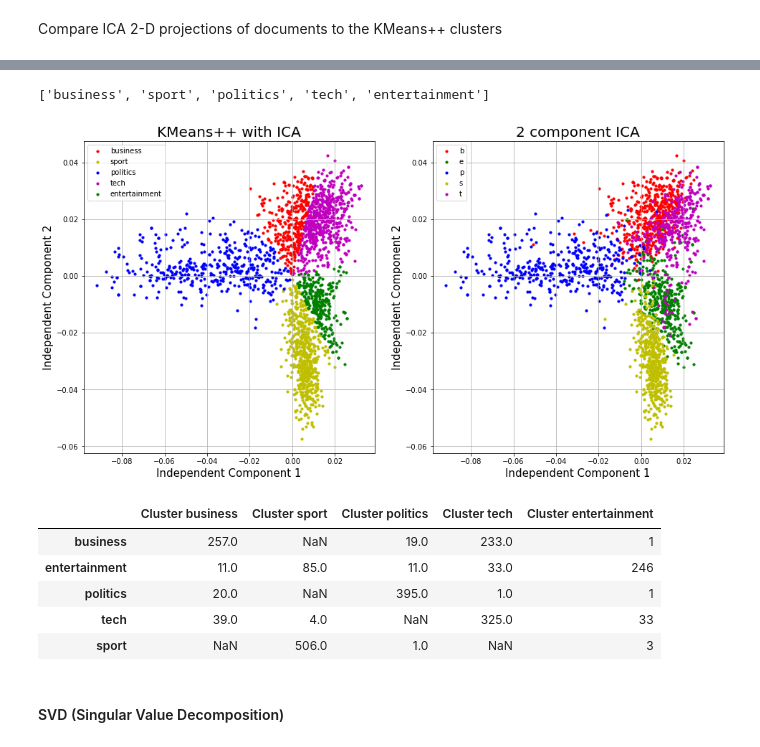
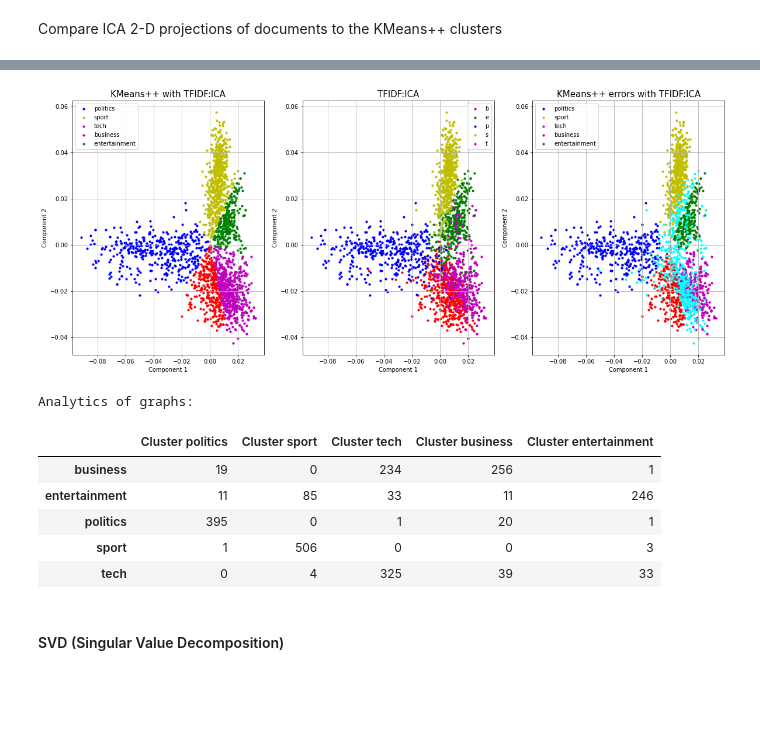
Before and after one commit to mar-fritz/data-mining-assignment-2, a Jupyter notebook: ergasia2.ipynb, the cells around one changed output, grey strips where cells are left out. Saved outputs shown, nothing was run; the diff lists cells and outputs as text; code cells hidden in the pictures; blank space fills up the shorter version.

```diff
--- a/ergasia2.ipynb
+++ b/ergasia2.ipynb
@@ -1003,62 +1083,14 @@ label each cluster using the majority label of the documents in that cluster.
-# %%
-testdf = pd.DataFrame(X_tfidf_ica, index=datadf.index, columns=["independent component 1",
-                                                                "independent component 2"])
-
-fig = plt.figure(figsize = (16,8))
-ax = fig.add_subplot(1,2,2)
-ax.set_xlabel('Independent Component 1', fontsize = 15)
-ax.set_ylabel('Independent Component 2', fontsize = 15)
-ax.set_title('2 component ICA', fontsize = 20)
-
-targets = ['b', 'e', 'p', 's', 't']
-colors = ['r', 'g', 'b', 'y', 'm']
-for target, color in zip(targets,colors):
-    indicesToKeep = datadf.filter(like=target, axis=0).index
-    ax.scatter(testdf.loc[indicesToKeep, 'independent component 1']
-               , testdf.loc[indicesToKeep, 'independent component 2']
-               , c = color
-               , s = 10)
-ax.legend(targets)
-ax.grid()
-
-# create a dictionary for the category names and their colors
-category_colors = dict(zip(['business', 'entertainment', 'politics', 'sport', 'tech'], colors))
-
-
-ax = fig.add_subplot(1,2,1)
-targets = [0, 1, 2, 3, 4]
-# name each cluster using the majority label of the documents in that cluster
-cluster_names = [datadf.loc[y_kmeans ==t, 'category'].mode().iloc[0] for t in targets]
-print(cluster_names)
-
-for target, cluster in zip(targets, cluster_names):
-    indicesToKeep = y_kmeans ==target
-    ax.scatter(X_tfidf_ica[indicesToKeep, 0],
-                X_tfidf_ica[indicesToKeep, 1],
-                c = category_colors[cluster],
-                s = 10)
-
-ax.legend(cluster_names)
-ax.set_xlabel('Independent Component 1', fontsize = 15)
-ax.set_ylabel('Independent Component 2', fontsize = 15)
-ax.set_title('KMeans++ with ICA', fontsize = 20)
-ax.grid()
-plt.show()
-# %% [output]
-['business', 'sport', 'politics', 'tech', 'entertainment']
-[figure, removed]
-# %%
-# Show distribution of document's actual categories in each cluster
-pd.concat([datadf.loc[y_kmeans==t].groupby('category')['title'].count().rename("Cluster "+name)\
-            for t, name in zip(targets, cluster_names)],
-            axis=1)
-# %% [output]
-|  | Cluster business | Cluster sport | Cluster politics | Cluster tech | Cluster entertainment |
-| business | 257.0 | NaN | 19.0 | 233.0 | 1 |
-| entertainment | 11.0 | 85.0 | 11.0 | 33.0 | 246 |
-| politics | 20.0 | NaN | 395.0 | 1.0 | 1 |
-| tech | 39.0 | 4.0 | NaN | 325.0 | 33 |
-| sport | NaN | 506.0 | 1.0 | NaN | 3 |
+# %%
+kmeans_clustering_analysis(X_tfidf_ica, y_kmeans_tfidf_ica, "TFIDF:ICA", ['r', 'g', 'b', 'y', 'm'])
+# %% [output]
+[figure, added]
+Analytics of graphs:
+|  | Cluster politics | Cluster sport | Cluster tech | Cluster business | Cluster entertainment |
+| business | 19 | 0 | 234 | 256 | 1 |
+| entertainment | 11 | 85 | 33 | 11 | 246 |
+| politics | 395 | 0 | 1 | 20 | 1 |
+| sport | 1 | 506 | 0 | 0 | 3 |
+| tech | 0 | 4 | 325 | 39 | 33 |
 # %% [markdown]
 #### SVD (Singular Value Decomposition)
 # %%
```
Also changed, not shown: parts of 12 cells of this notebook.
